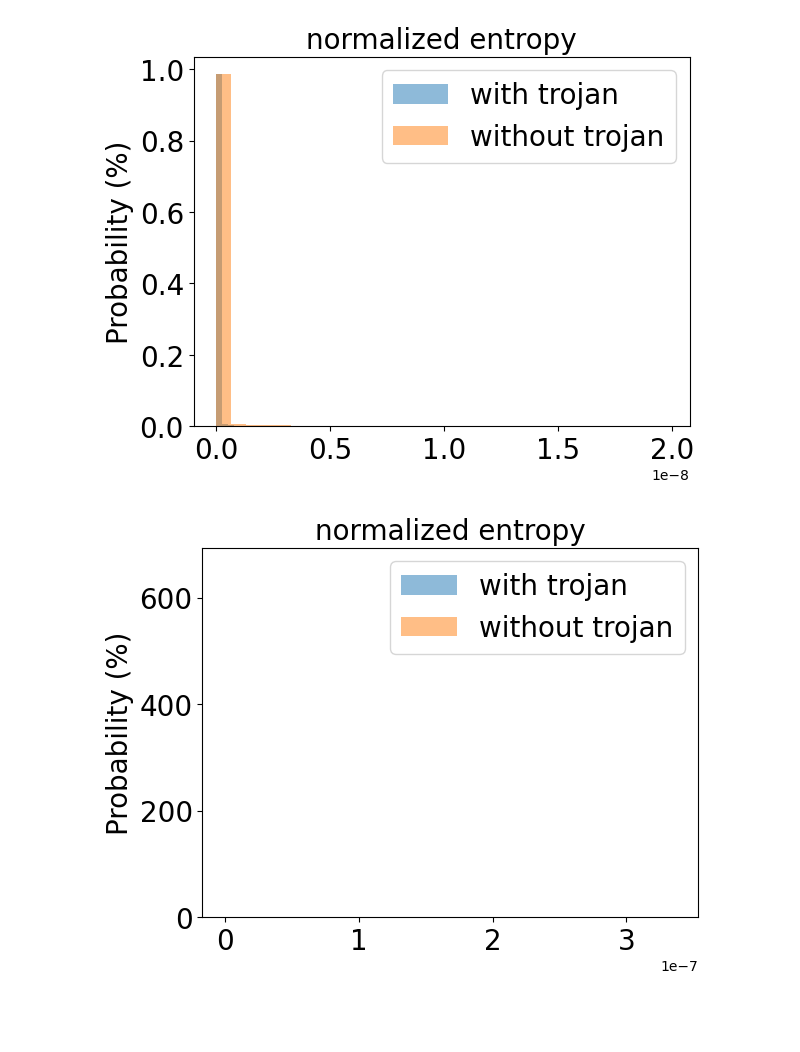
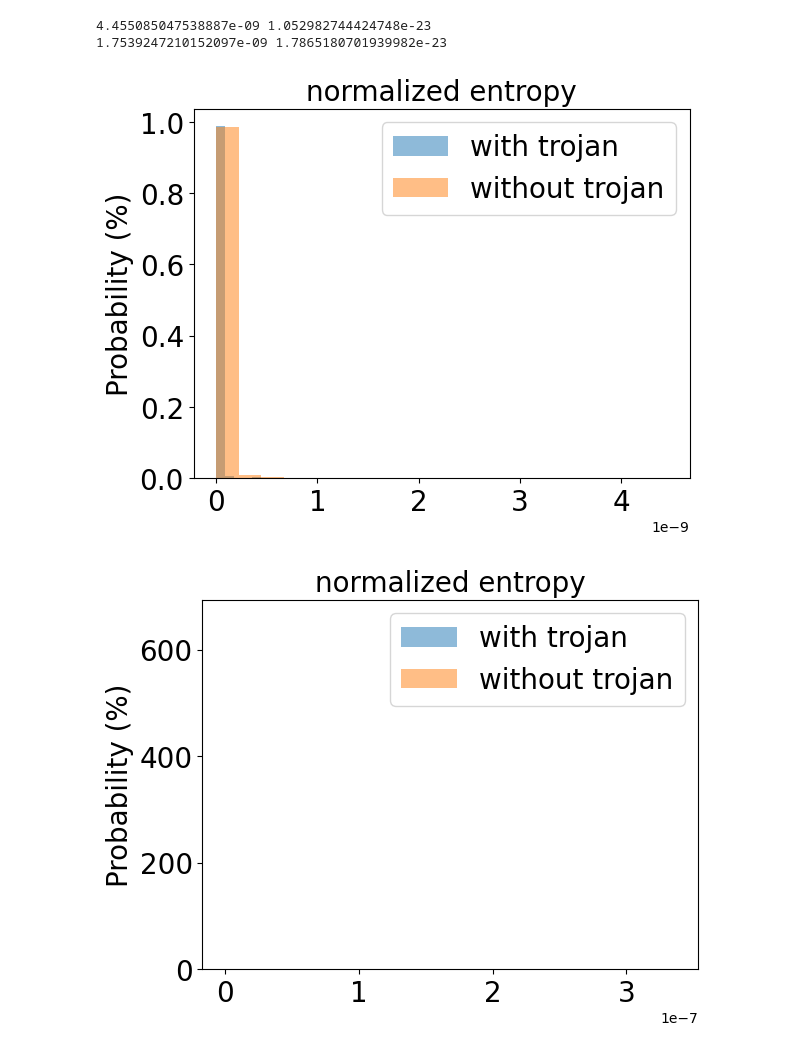
Before and after one commit to Zhang-Henry/badencoder_filter, a Jupyter notebook: defences/STRIP/visualize.ipynb, the cells around one changed output. Cells and saved outputs as stored; diff of their text form; code cells hidden in the pictures; blank space fills up the shorter version.

Commit message:
DECREE and insight visualize

```diff
--- a/defences/STRIP/visualize.ipynb
+++ b/defences/STRIP/visualize.ipynb
@@ -4,35 +4,39 @@ import matplotlib.pyplot as plt
 
 
 def draw(f1,f2,out):
     with open(f1, 'r') as file:
         entropy_trojan_trojan = file.read()
     with open(f2, 'r') as file:
         entropy_trojan_clean = file.read()
     entropy_trojan_trojan=[float(i) for i in entropy_trojan_trojan.split(' ')]
     entropy_trojan_clean=[float(i) for i in entropy_trojan_clean.split(' ')]
-    bins = 30
+    print(max(entropy_trojan_clean),min(entropy_trojan_clean))
+    print(max(entropy_trojan_trojan),min(entropy_trojan_trojan))
+    bins = 20
 
     # 画直方图
     plt.hist(entropy_trojan_trojan, bins, weights=np.ones(len(entropy_trojan_trojan)) / len(entropy_trojan_trojan), alpha=0.5, label='with trojan')
     plt.hist(entropy_trojan_clean, bins, weights=np.ones(len(entropy_trojan_clean)) / len(entropy_trojan_clean), alpha=0.5, label='without trojan')
 
     plt.legend(loc='upper right', fontsize = 20)
     plt.ylabel('Probability (%)', fontsize = 20)
     plt.title('normalized entropy', fontsize = 20)
     plt.tick_params(labelsize=20)
     fig1 = plt.gcf()
     plt.savefig(out)
     plt.show()
 
 # draw('results/stl10/attack/stl10-cifar10_attack_output_trojan.txt', 'results/stl10/attack/stl10-cifar10_attack_output_clean.txt','results/stl10/attack/stl10-cifar10.png')
 # draw('results/stl10/attack/stl10_svhn_attack_output_trojan.txt', 'results/stl10/attack/stl10_svhn_attack_output_clean.txt','results/stl10/attack/stl10-svhn.png')
 # draw('results/stl10/attack/stl10_gtsrb_attack_output_trojan.txt', 'results/stl10/attack/stl10_gtsrb_attack_output_clean.txt','results/stl10/attack/stl10-gtsrb.png')
 
 # draw('results/cifar10/attack/cifar10_stl10_attack_output_trojan.txt', 'results/cifar10/attack/cifar10_stl10_attack_output_clean.txt','results/cifar10/attack/cifar-stl10.png')
 # draw('results/cifar10/attack/cifar10_svhn_attack_output_trojan.txt', 'results/cifar10/attack/cifar10_svhn_attack_output_clean.txt','results/cifar10/attack/cifar-svhn.png')
 draw('results/cifar10/attack/cifar10_gtsrb_attack_output_trojan.txt', 'results/cifar10/attack/cifar10_gtsrb_attack_output_clean.txt','results/cifar10/attack/cifar-gtsrb.png')
 # %% [output]
+4.455085047538887e-09 1.052982744424748e-23
+1.7539247210152097e-09 1.7865180701939982e-23
-[figure, old version]
+[figure, new version]
 # %%
 import numpy as np
 import matplotlib.pyplot as plt
```
Also changed, not shown: 53 other files.
